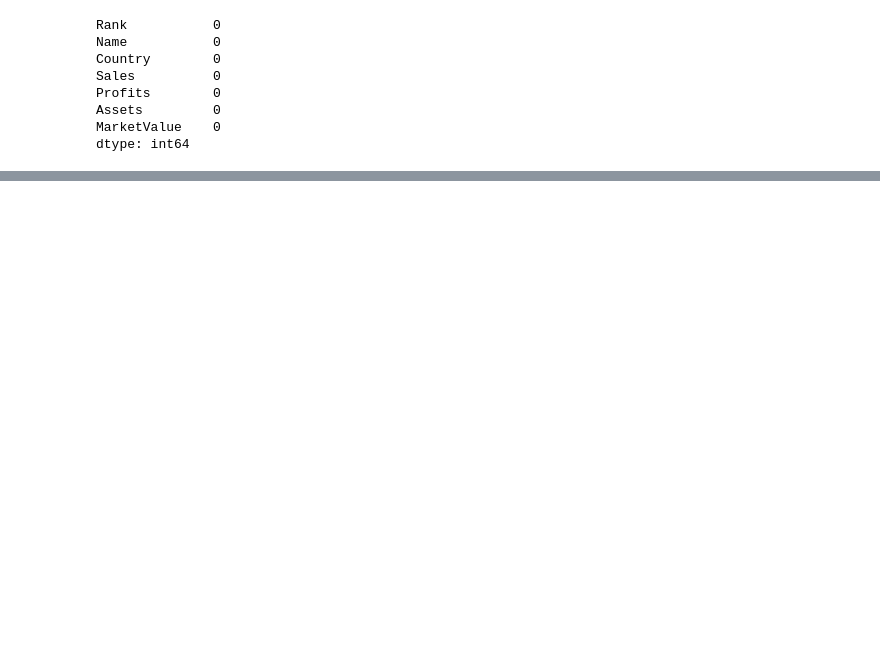
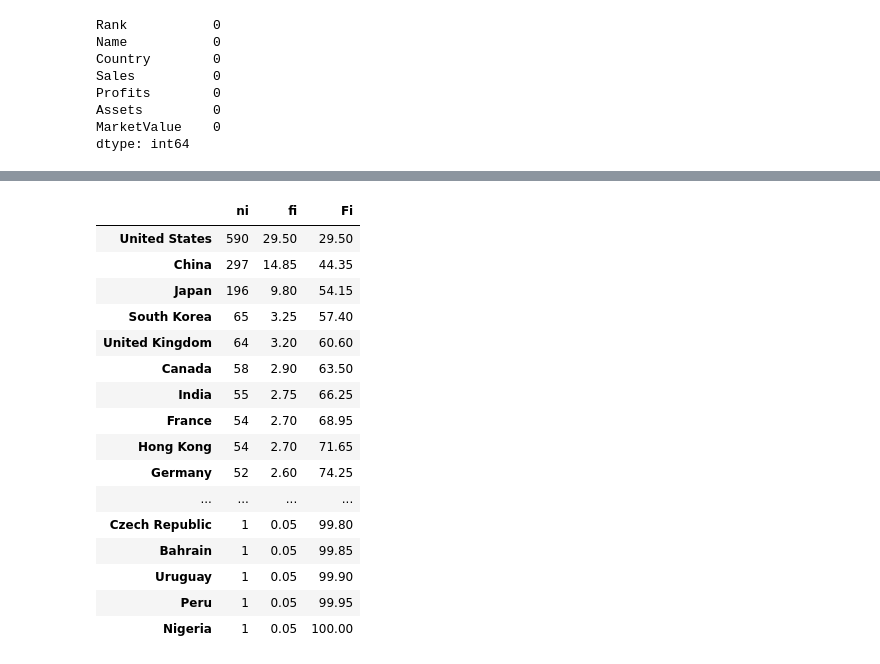
Before and after one commit to JohnCubides/ArtificialIntelligence, a Jupyter notebook: Actividad_2.ipynb, the cells around one changed output, grey strips where cells are left out. Cells and saved outputs as stored; diff of their text form; code cells hidden in the pictures; blank space fills up the shorter version.

```diff
--- a/Actividad_2.ipynb
+++ b/Actividad_2.ipynb
@@ -82,0 +75,21 @@ dtype: int64
+# %%
+table_frec = pd.DataFrame({'ni':ni,'fi': fi, 'Fi': Fi})
+table_frec
+# %% [output]
+|  | ni | fi | Fi |
+| United States | 590 | 29.50 | 29.50 |
+| China | 297 | 14.85 | 44.35 |
+| Japan | 196 | 9.80 | 54.15 |
+| South Korea | 65 | 3.25 | 57.40 |
+| United Kingdom | 64 | 3.20 | 60.60 |
+| Canada | 58 | 2.90 | 63.50 |
+| India | 55 | 2.75 | 66.25 |
+| France | 54 | 2.70 | 68.95 |
+| Hong Kong | 54 | 2.70 | 71.65 |
+| Germany | 52 | 2.60 | 74.25 |
+| ... | ... | ... | ... |
+| Czech Republic | 1 | 0.05 | 99.80 |
+| Bahrain | 1 | 0.05 | 99.85 |
+| Uruguay | 1 | 0.05 | 99.90 |
+| Peru | 1 | 0.05 | 99.95 |
+| Nigeria | 1 | 0.05 | 100.00 |
```
Also changed, not shown: parts of 11 cells of this notebook.
